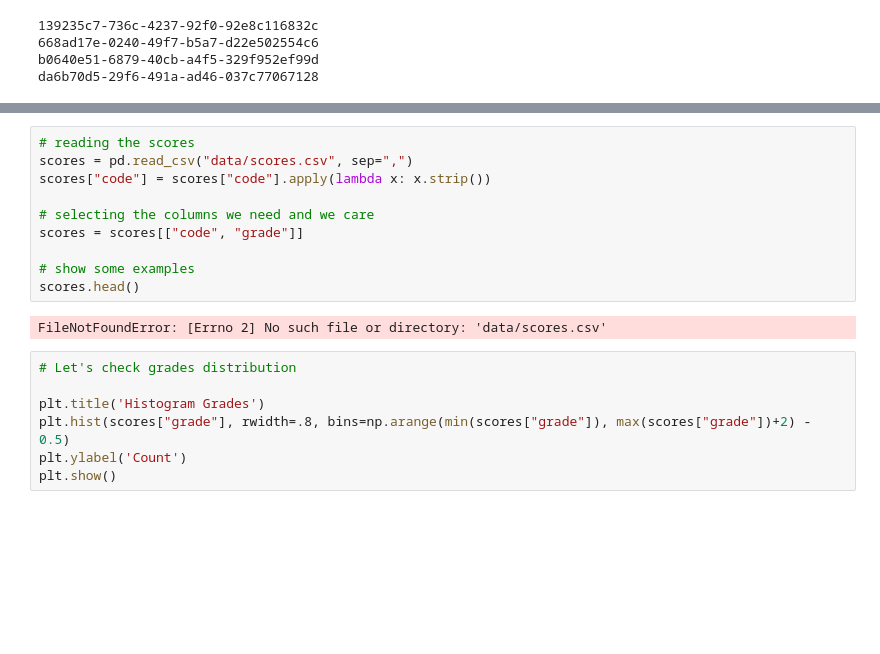
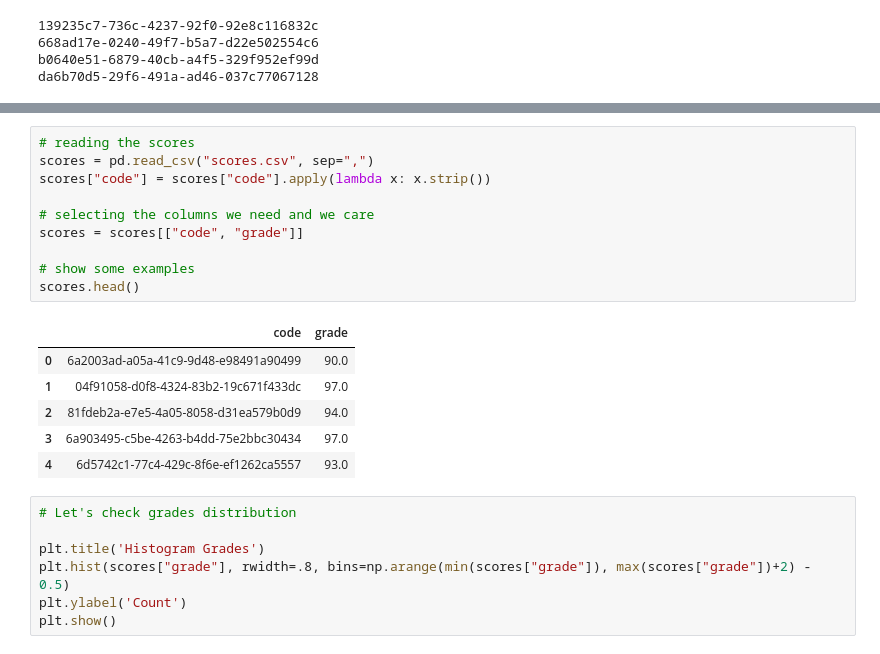
Before and after one commit to CZunal/CS412-Course-Project, a Jupyter notebook: hw_score_predict.ipynb, the cells around one changed output, grey strips where cells are left out. Cells and saved outputs as stored; diff of their text form; blank space fills up the shorter version.

```diff
--- a/hw_score_predict.ipynb
+++ b/hw_score_predict.ipynb
@@ -293,16 +293,21 @@ df.head(5)
 | 089eb66d-4c3a-4f58-b98f-a3774a2efb34 | 86.0 | 1.0 | 5.0 | 0.0 | 0.0 | 26.0 | 0.017986 | 18.850913 |
 # %%
 # reading the scores
-scores = pd.read_csv("data/scores.csv", sep=",")
+scores = pd.read_csv("scores.csv", sep=",")
 scores["code"] = scores["code"].apply(lambda x: x.strip())
 
 # selecting the columns we need and we care
 scores = scores[["code", "grade"]]
 
 # show some examples
 scores.head()
 # %% [output]
-FileNotFoundError: [Errno 2] No such file or directory: 'data/scores.csv'
+|  | code | grade |
+| 0 | 6a2003ad-a05a-41c9-9d48-e98491a90499 | 90.0 |
+| 1 | 04f91058-d0f8-4324-83b2-19c671f433dc | 97.0 |
+| 2 | 81fdeb2a-e7e5-4a05-8058-d31ea579b0d9 | 94.0 |
+| 3 | 6a903495-c5be-4263-b4dd-75e2bbc30434 | 97.0 |
+| 4 | 6d5742c1-77c4-429c-8f6e-ef1262ca5557 | 93.0 |
 # %%
 # Let's check grades distribution
 
```
Also changed, not shown: parts of 1 cell of this notebook.
